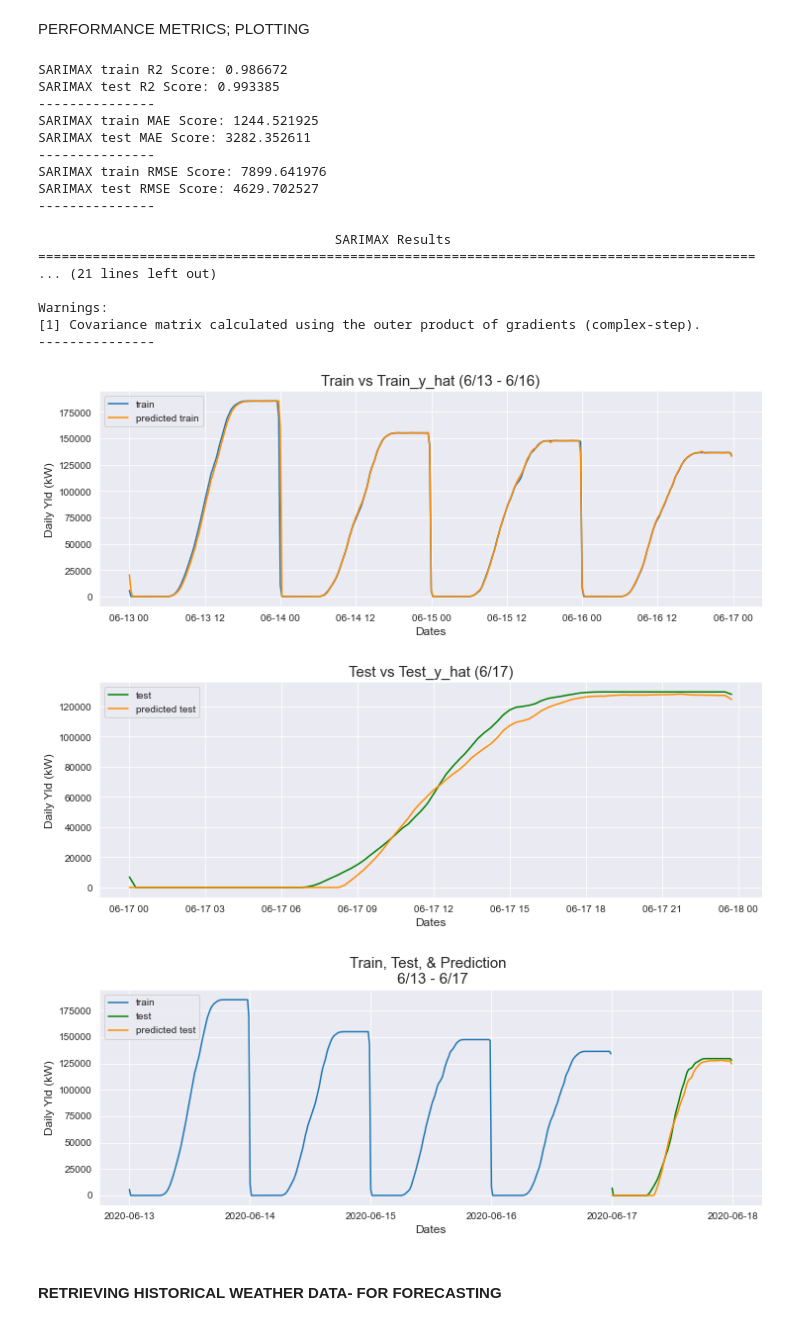
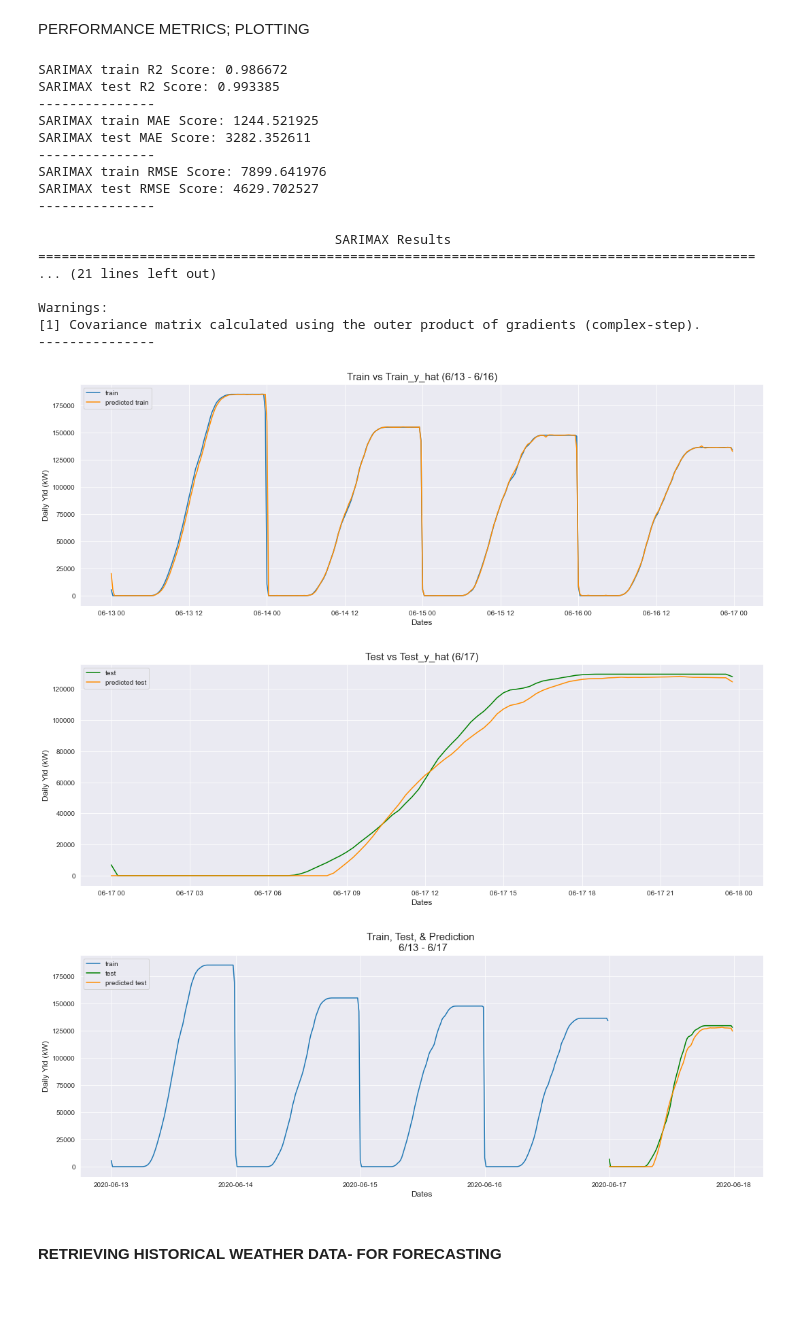
Before and after one commit to Ozxahmed/flatiron_capstone, a Jupyter notebook: notebooks/report/final_notebook_my_thoughts_from_a_balcony.ipynb, the cells around one changed output. Cells and saved outputs as stored; diff of their text form; code cells hidden in the pictures; blank space fills up the shorter version.

```diff
--- a/notebooks/report/final_notebook_my_thoughts_from_a_balcony.ipynb
+++ b/notebooks/report/final_notebook_my_thoughts_from_a_balcony.ipynb
@@ -1082,7 +1096,7 @@ print(sarimax_model.summary())
 
 print('-'*15)
 
-fig, ax1 = plt.subplots(figsize=(12,4))
+fig, ax1 = plt.subplots(figsize=(18,6))
 ax1.plot(train_sarimax, label='train')
 ax1.plot(train_sarimax_y_hat, label='predicted train', c='darkorange')
 ax1.legend(loc='upper left')
@@ -1090,43 +1104,44 @@ ax1.set_title('Train vs Train_y_hat (6/13 - 6/16)', size=15)
 ax1.set_ylabel('Daily Yld (kW)', size=12)
 ax1.set_xlabel('Dates', size=12)
 
-fig, ax2 = plt.subplots(figsize=(12,4))
+fig, ax2 = plt.subplots(figsize=(18,6))
 ax2.plot(test_sarimax, label='test', c='g')
 ax2.plot(test_sarimax_y_hat, label='predicted test', c='darkorange')
 ax2.legend(loc='upper left')
 ax2.set_title('Test vs Test_y_hat (6/17)', size=15)
 ax2.set_ylabel('Daily Yld (kW)', size=12)
 ax2.set_xlabel('Dates', size=12)
 
-fig, ax3 = plt.subplots(figsize=(12,4))
+fig, ax3 = plt.subplots(figsize=(18,6))
 ax3.plot(train_sarimax, label='train')
 ax3.plot(test_sarimax, label='test', c='g')
 ax3.plot(test_sarimax_y_hat, label='predicted test', c='darkorange')
 ax3.legend(loc='upper left')
 ax3.set_title('Train, Test, & Prediction \n 6/13 - 6/17', size=15)
 ax3.set_ylabel('Daily Yld (kW)', size=12)
 ax3.set_xlabel('Dates', size=12);
+# plt.savefig('../../data/figures/sarimax_pred.png')
 # %% [output]
 SARIMAX train R2 Score: 0.986672
 SARIMAX test R2 Score: 0.993385
 ---------------
 SARIMAX train MAE Score: 1244.521925
 SARIMAX test MAE Score: 3282.352611
 ---------------
 SARIMAX train RMSE Score: 7899.641976
 SARIMAX test RMSE Score: 4629.702527
 ---------------
 
                                       SARIMAX Results
 ============================================================================================
 ... (21 lines left out)
 
 Warnings:
 [1] Covariance matrix calculated using the outer product of gradients (complex-step).
 ---------------
-[figure, old version]
+[figure, new version]
-[figure, old version]
+[figure, new version]
-[figure, old version]
+[figure, new version]
 # %% [markdown]
 #### **RETRIEVING HISTORICAL WEATHER DATA- FOR FORECASTING**
 # %%
```
Also changed, not shown: parts of 12 cells of this notebook, 3 other files.
